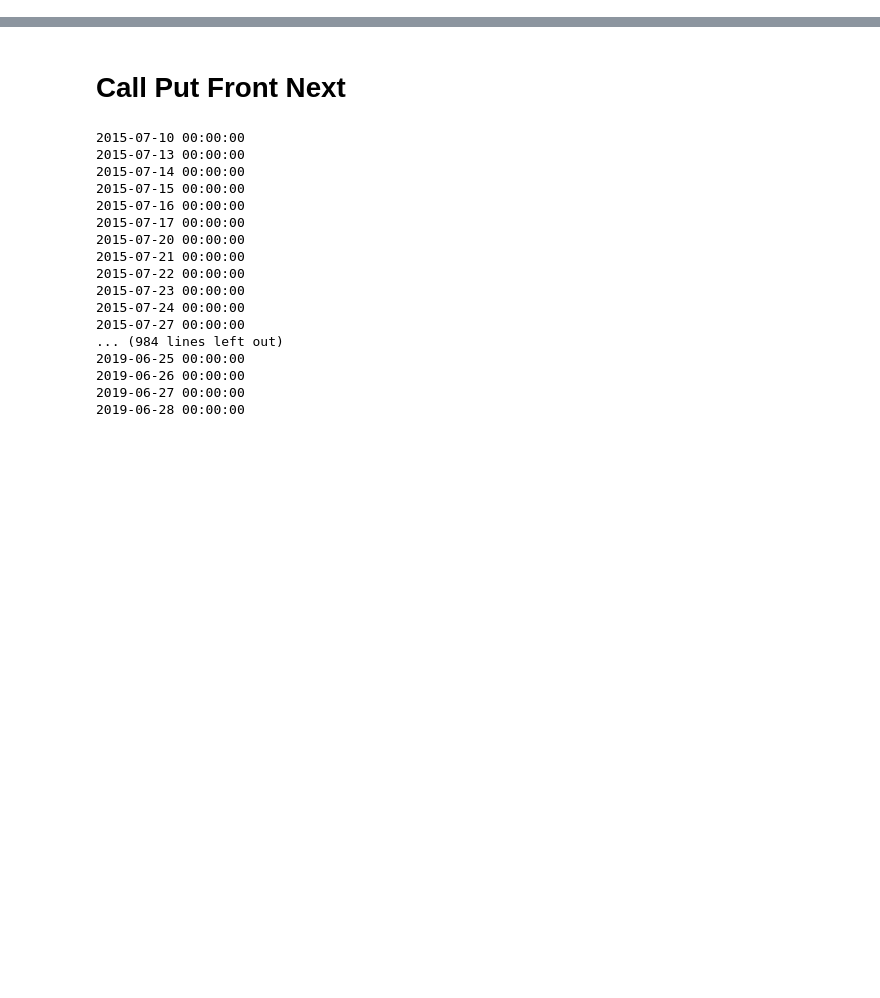
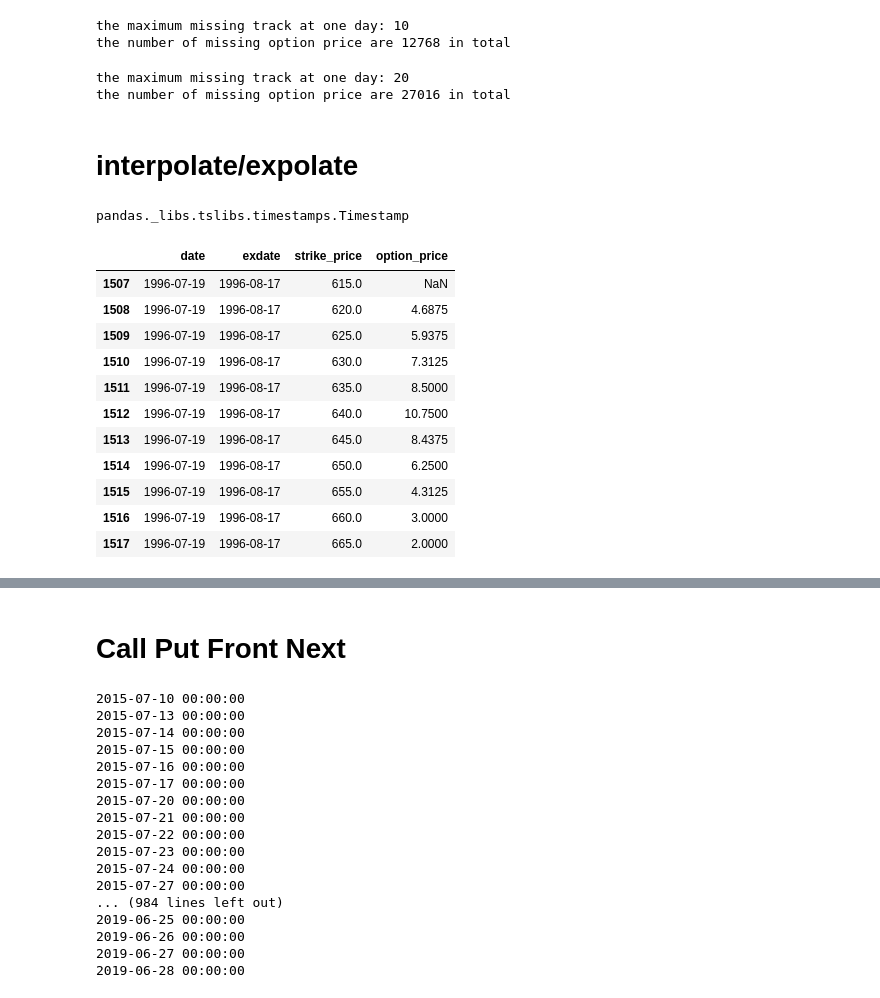
Before and after one commit to spencerljx/Volatility-Prediction, a Jupyter notebook: feature_engine.ipynb, the cells around one changed output, grey strips where cells are left out. Cells and saved outputs as stored; diff of their text form; code cells hidden in the pictures; blank space fills up the shorter version.

```diff
--- a/feature_engine.ipynb
+++ b/feature_engine.ipynb
@@ -103,7 +140,7 @@ def createFeatures(space,num,atmdf,alldf):
     df=pd.DataFrame()
     for d in range(len(atmdf)):
         d1=pd.DataFrame([atmdf.iloc[d,:]]*(2*num+1))
-        d1['strike_price']=np.linspace(atm_n['strike_price'].iloc[d]-num*space,atm_n['strike_price'].iloc[d]+num*space,2*num+1)
+        d1['strike_price']=np.linspace(atmdf['strike_price'].iloc[d]-num*space,atmdf['strike_price'].iloc[d]+num*space,2*num+1)
         df=pd.concat([df,d1],axis=0)
 
     df=df.reset_index()
@@ -113,8 +150,7 @@ def createFeatures(space,num,atmdf,alldf):
 
     featuredf=df.join(alldf['option_price'],on=['index','strike_price'],lsuffix='_temp')
 
-    for s in len(featuredf):
-        if fea
-    #featuredf.drop(columns='option_price_temp',inplace=True)
+    featuredf.drop(columns='option_price_temp',inplace=True)
+    featuredf=featuredf.rename(columns={"index": "date"})
 
     return featuredf
@@ -126,0 +157,3 @@ NameError: name 'createFeatures' is not defined
+# %%
+featuredf_5f=createFeatures(5,5,atmf,allf)
+featuredf_5n=createFeatures(5,5,atmn,alln)
@@ -126,0 +178,31 @@ NameError: name 'createFeatures' is not defined
+# %%
+missing_describe(featuredf_5)
+# %% [output]
+the maximum missing track at one day: 10
+the number of missing option price are 12768 in total
+# %%
+missing_describe(featuredf_10)
+# %% [output]
+the maximum missing track at one day: 20
+the number of missing option price are 27016 in total
+# %% [markdown]
+# interpolate/expolate
+# %%
+type(featuredf_5f['date'].iloc[0])
+# %% [output]
+pandas._libs.tslibs.timestamps.Timestamp
+# %%
+featuredf_5f[featuredf_5f['date']==pd.datetime(1996,7,19)]
+# %% [output]
+|  | date | exdate | strike_price | option_price |
+| 1507 | 1996-07-19 | 1996-08-17 | 615.0 | NaN |
+| 1508 | 1996-07-19 | 1996-08-17 | 620.0 | 4.6875 |
+| 1509 | 1996-07-19 | 1996-08-17 | 625.0 | 5.9375 |
+| 1510 | 1996-07-19 | 1996-08-17 | 630.0 | 7.3125 |
+| 1511 | 1996-07-19 | 1996-08-17 | 635.0 | 8.5000 |
+| 1512 | 1996-07-19 | 1996-08-17 | 640.0 | 10.7500 |
+| 1513 | 1996-07-19 | 1996-08-17 | 645.0 | 8.4375 |
+| 1514 | 1996-07-19 | 1996-08-17 | 650.0 | 6.2500 |
+| 1515 | 1996-07-19 | 1996-08-17 | 655.0 | 4.3125 |
+| 1516 | 1996-07-19 | 1996-08-17 | 660.0 | 3.0000 |
+| 1517 | 1996-07-19 | 1996-08-17 | 665.0 | 2.0000 |
```
Also changed, not shown: parts of 16 cells of this notebook.
